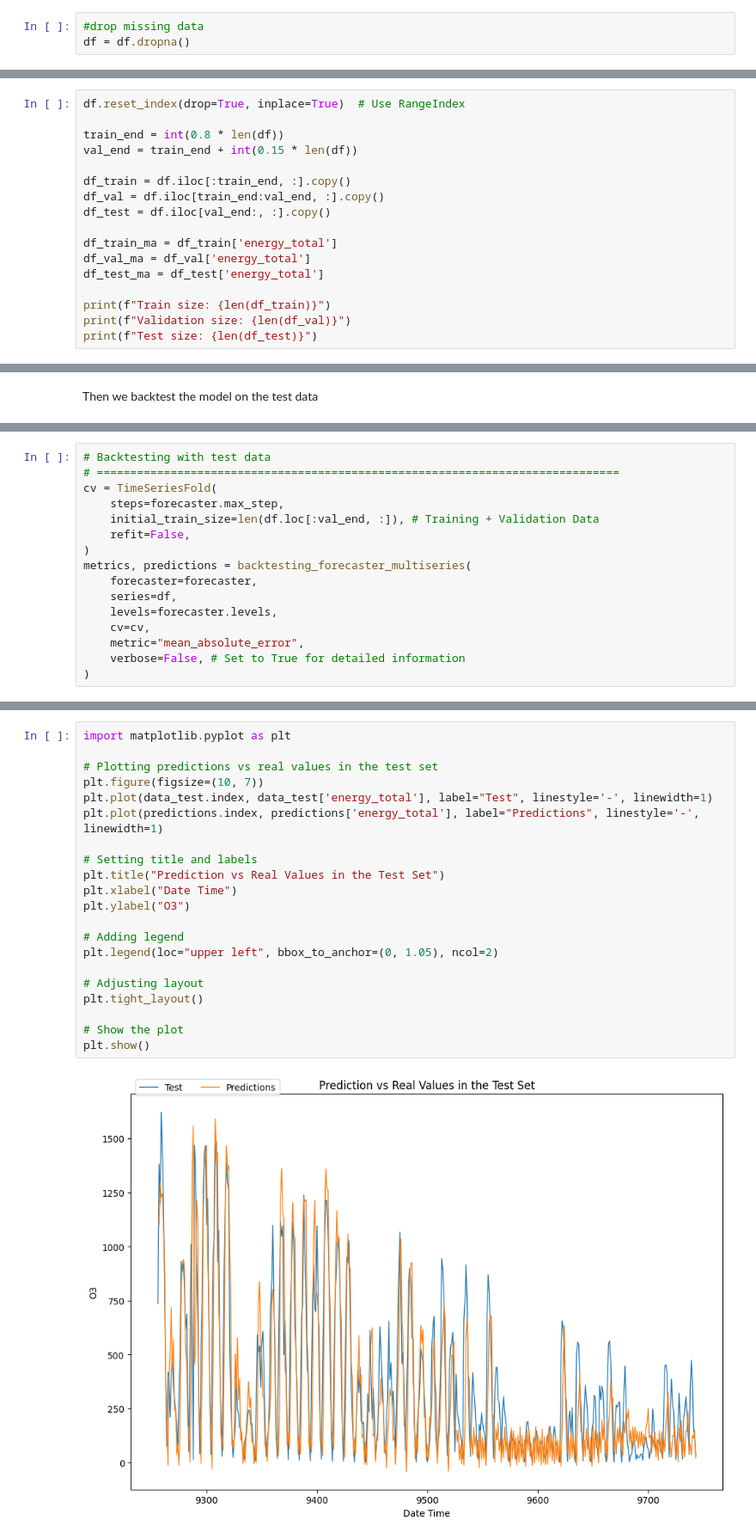
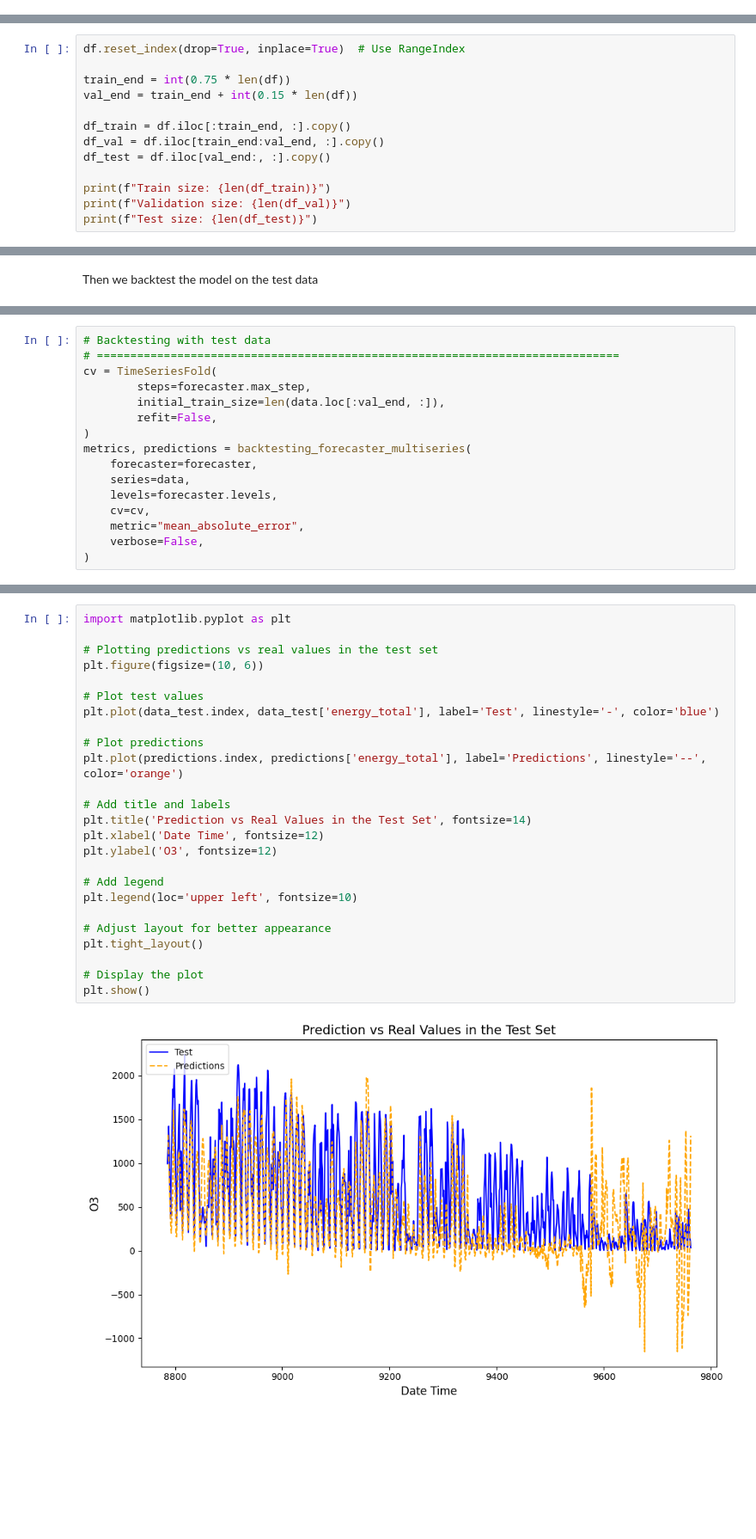
Before and after one commit to hellum55/Data-Science-Project, a Jupyter notebook: data_science_project/Praktik/Models.ipynb, the cells around one changed output, grey strips where cells are left out. Shown: that part at 86% size. Cells and saved outputs as stored; diff of their text form; blank space fills up the shorter version.

```diff
--- a/data_science_project/Praktik/Models.ipynb
+++ b/data_science_project/Praktik/Models.ipynb
@@ -147,6 +114,3 @@ Dropping all NaN's because of rolling features
-# %%
-#drop missing data
-df = df.dropna()
 # %% [markdown]
 Box-cox transforming our target variable 'energy_total' because it is the transformation closest to a normal distribution
 # %%
@@ -167,17 +131,13 @@ Indexing the data before splitting into 75%, 15% and 5%
 # %%
 df.reset_index(drop=True, inplace=True)  # Use RangeIndex
 
-train_end = int(0.8 * len(df))
+train_end = int(0.75 * len(df))
 val_end = train_end + int(0.15 * len(df))
 
 df_train = df.iloc[:train_end, :].copy()
 df_val = df.iloc[train_end:val_end, :].copy()
 df_test = df.iloc[val_end:, :].copy()
 
-df_train_ma = df_train['energy_total']
-df_val_ma = df_val['energy_total']
-df_test_ma = df_test['energy_total']
-
 print(f"Train size: {len(df_train)}")
 print(f"Validation size: {len(df_val)}")
 print(f"Test size: {len(df_test)}")
@@ -577,16 +475,16 @@ Setting an item of incompatible dtype is deprecated and will raise in a future e
 # Backtesting with test data
 # ==============================================================================
 cv = TimeSeriesFold(
-    steps=forecaster.max_step,
-    initial_train_size=len(df.loc[:val_end, :]), # Training + Validation Data
-    refit=False,
+        steps=forecaster.max_step,
+        initial_train_size=len(data.loc[:val_end, :]),
+        refit=False,
 )
 metrics, predictions = backtesting_forecaster_multiseries(
     forecaster=forecaster,
-    series=df,
+    series=data,
     levels=forecaster.levels,
     cv=cv,
     metric="mean_absolute_error",
-    verbose=False, # Set to True for detailed information
+    verbose=False,
 )
 # %% [output]
@@ -633,23 +540,27 @@ metrics
 # %%
 import matplotlib.pyplot as plt
 
 # Plotting predictions vs real values in the test set
-plt.figure(figsize=(10, 7))
-plt.plot(data_test.index, data_test['energy_total'], label="Test", linestyle='-', linewidth=1)
-plt.plot(predictions.index, predictions['energy_total'], label="Predictions", linestyle='-', linewidth=1)
+plt.figure(figsize=(10, 6))
 
-# Setting title and labels
-plt.title("Prediction vs Real Values in the Test Set")
-plt.xlabel("Date Time")
-plt.ylabel("O3")
+# Plot test values
+plt.plot(data_test.index, data_test['energy_total'], label='Test', linestyle='-', color='blue')
 
-# Adding legend
-plt.legend(loc="upper left", bbox_to_anchor=(0, 1.05), ncol=2)
+# Plot predictions
+plt.plot(predictions.index, predictions['energy_total'], label='Predictions', linestyle='--', color='orange')
 
-# Adjusting layout
+# Add title and labels
+plt.title('Prediction vs Real Values in the Test Set', fontsize=14)
+plt.xlabel('Date Time', fontsize=12)
+plt.ylabel('O3', fontsize=12)
+
+# Add legend
+plt.legend(loc='upper left', fontsize=10)
+
+# Adjust layout for better appearance
 plt.tight_layout()
 
-# Show the plot
+# Display the plot
 plt.show()
 # %% [output]
-[figure, old version]
+[figure, new version]
```
Also changed, not shown: parts of 29 cells of this notebook, 8 other files.
